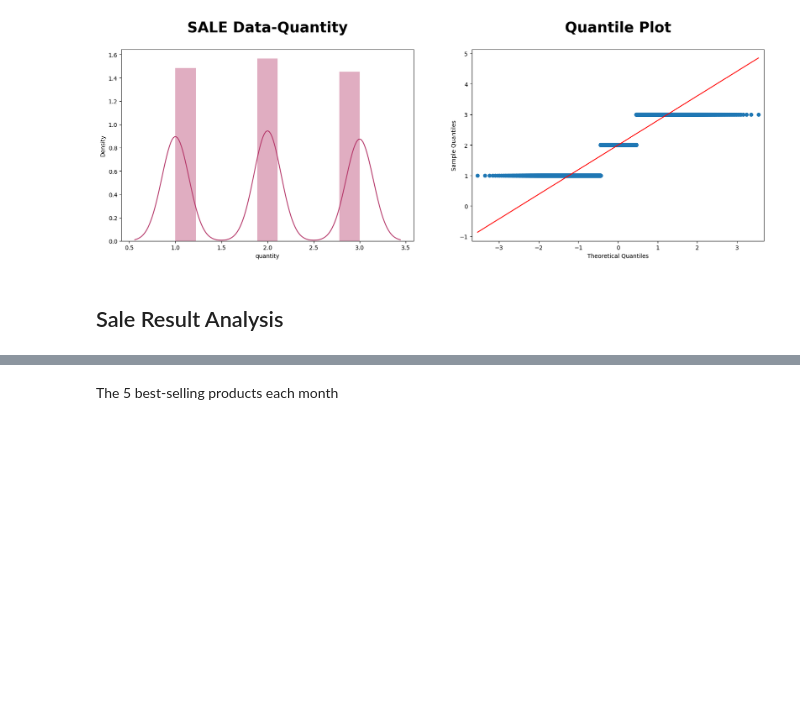
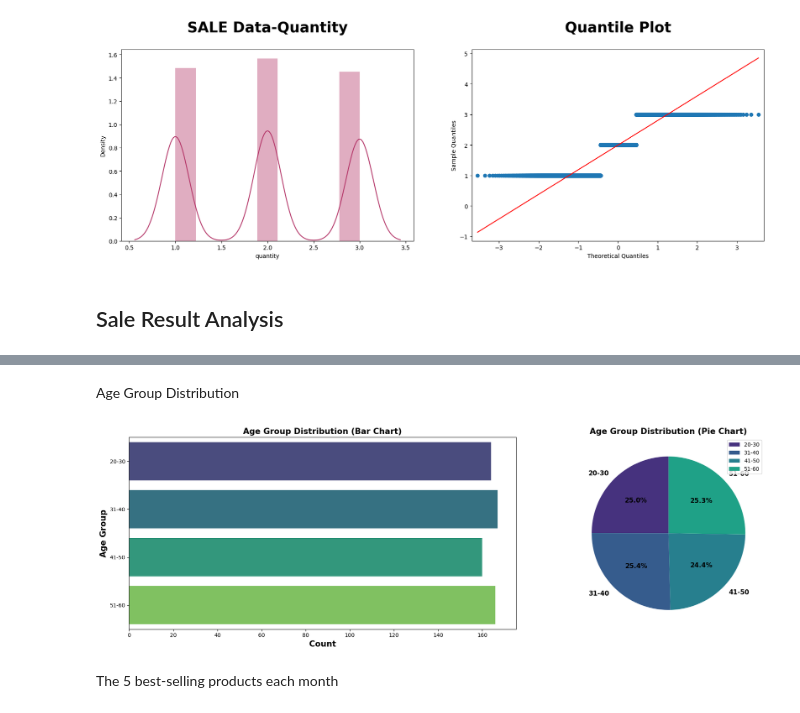
Before and after one commit to DuongHe2907/Analysis-of-Shopping-Cart-Data, a Jupyter notebook: Analysis of Shopping Cart/Notebook/Analysis_of_Shopping_Cart_Data.ipynb, the cells around one changed output, grey strips where cells are left out. Saved outputs shown, nothing was run; the diff lists cells and outputs as text; code cells hidden in the pictures; blank space fills up the shorter version.

```diff
--- a/Analysis of Shopping Cart/Notebook/Analysis_of_Shopping_Cart_Data.ipynb
+++ b/Analysis of Shopping Cart/Notebook/Analysis_of_Shopping_Cart_Data.ipynb
@@ -525,3 +575,47 @@ univariate_analysis(
+# %% [markdown]
+Age Group Distribution
+# %%
+# Define bins for age groups
+bins = [20, 30, 40, 50, 60]
+
+# Create labels for the age groups
+labels = ['20-30', '31-40', '41-50', '51-60']  # Adjust labels as per your bins
+
+# Categorize ages into age groups
+customers['age_group'] = pd.cut(customers['age'], bins=bins, labels=labels, right=False)
+
+# Count the number of customers in each age group
+age_group_counts = customers['age_group'].value_counts().sort_index()
+
+fig, (ax1, ax2) = plt.subplots(ncols=2, nrows=1, figsize=(20, 6))
+
+# Bar chart
+sns.barplot(
+    x=age_group_counts.values,
+    y=age_group_counts.index,
+    palette='viridis',
+    ax=ax1
+)
+ax1.set_xlabel("Count", fontsize=15, weight="bold")
+ax1.set_ylabel("Age Group", fontsize=15, weight="bold")
+ax1.set_title('Age Group Distribution (Bar Chart)', fontsize=15, weight="bold")
+
+# Pie chart
+ax2.pie(
+    age_group_counts,
+    labels=age_group_counts.index,
+    autopct='%1.1f%%',
+    startangle=90,
+    colors=sns.color_palette('viridis'),
+    textprops={'color': "black", 'fontsize': 12, 'weight': 'bold'}
+)
+ax2.set_title('Age Group Distribution (Pie Chart)', fontsize=15, weight="bold")
+ax2.legend(loc="best", labels=age_group_counts.index)
+
+plt.tight_layout()
+plt.show()
+# %% [output]
+[figure, added]
 # %% [markdown]
 The 5 best-selling products each month
 # %%
```
Also changed, not shown: parts of 7 cells of this notebook.
